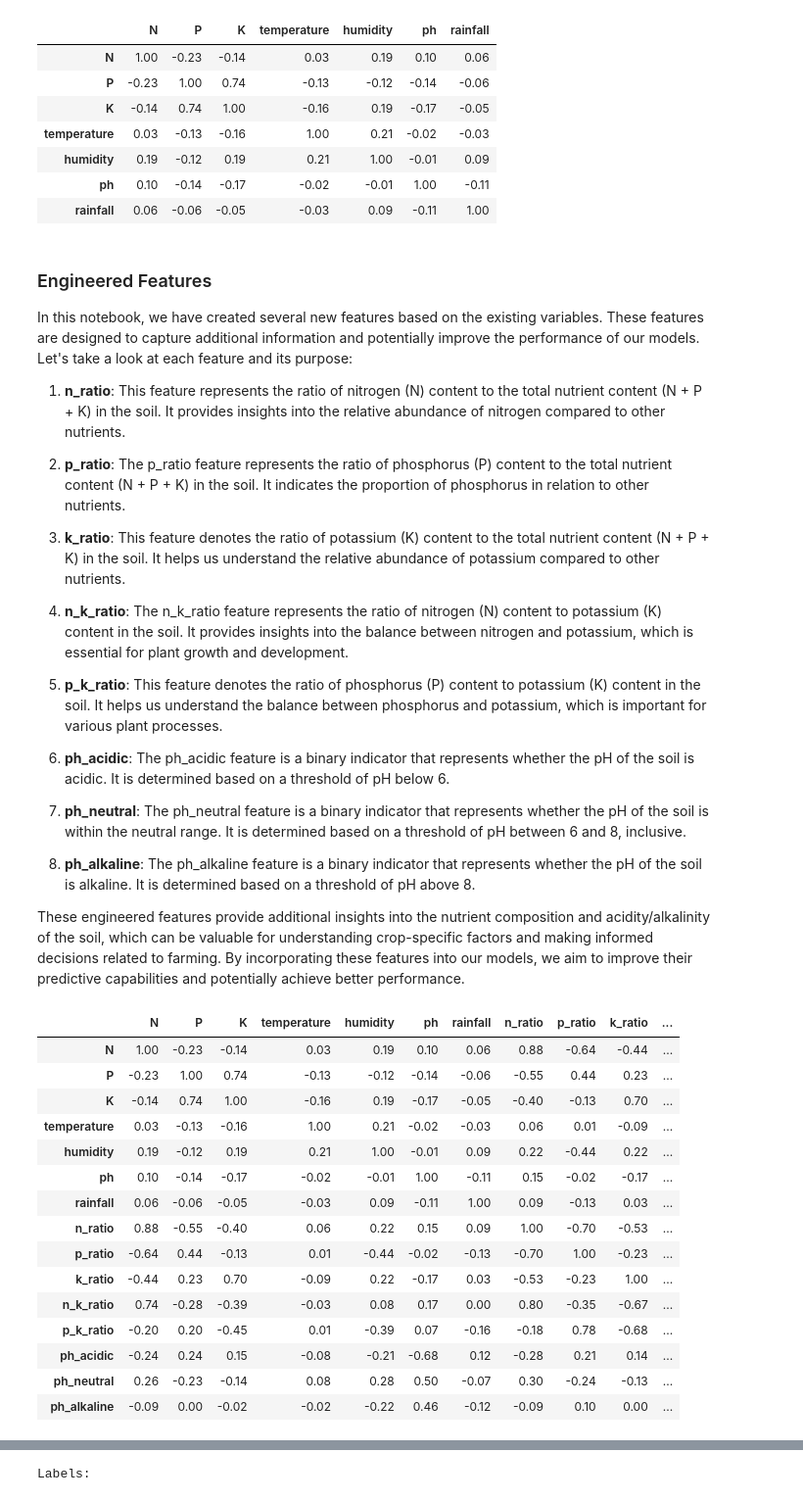
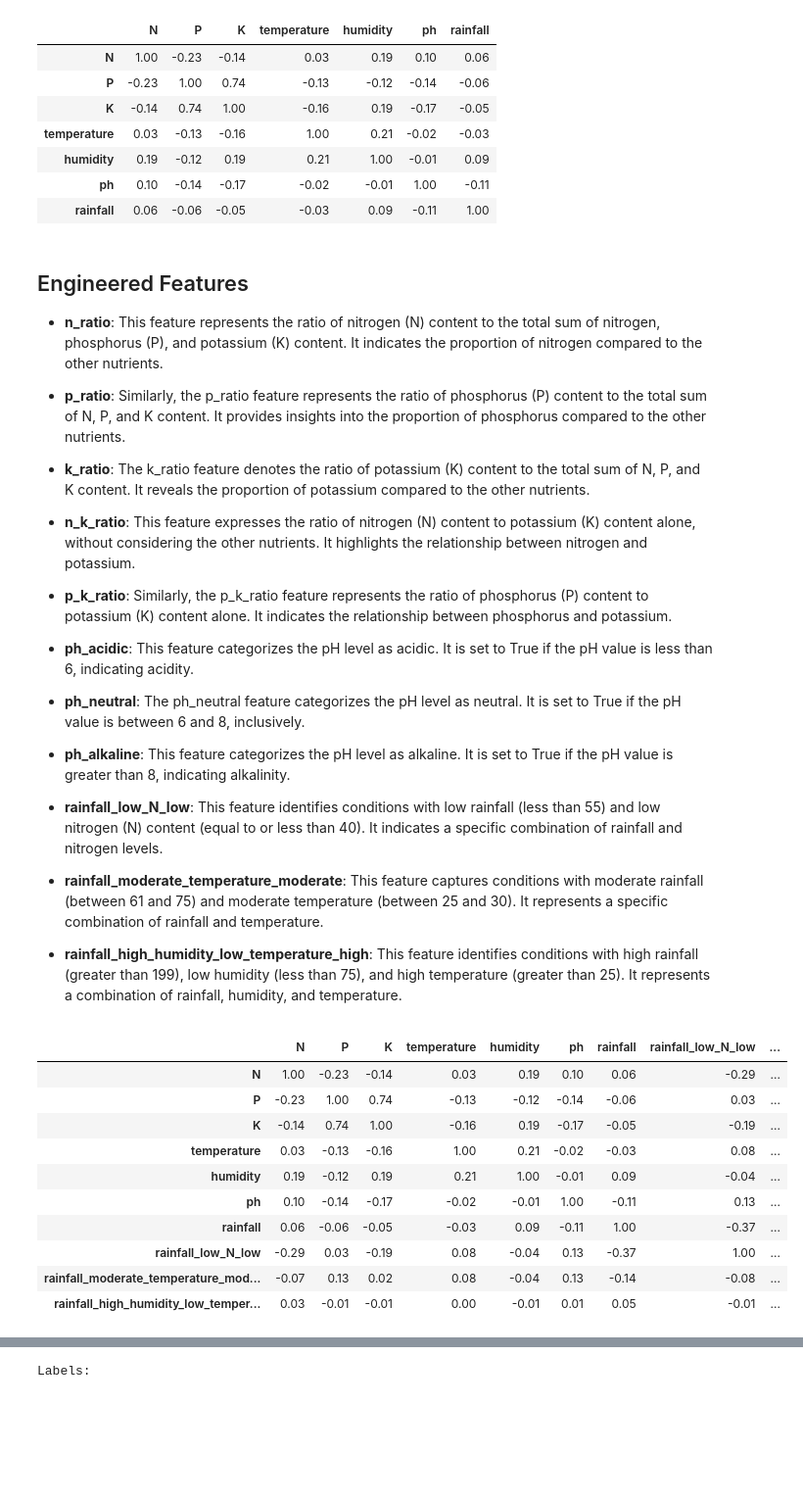
Before and after one commit to typekev/kaggle-crop-recommendation, a Jupyter notebook: crop-recommendation.ipynb, the cells around one changed output, grey strips where cells are left out. Shown at 98% size. Cells and saved outputs as stored; diff of their text form; code cells hidden in the pictures; blank space fills up the shorter version.

```diff
--- a/crop-recommendation.ipynb
+++ b/crop-recommendation.ipynb
@@ -72,62 +136,57 @@ corr.style.background_gradient(cmap="coolwarm", axis=None).format(precision=2)
 | ph | 0.10 | -0.14 | -0.17 | -0.02 | -0.01 | 1.00 | -0.11 |
 | rainfall | 0.06 | -0.06 | -0.05 | -0.03 | 0.09 | -0.11 | 1.00 |
 # %% [markdown]
-### Engineered Features
+## Engineered Features
 
-In this notebook, we have created several new features based on the existing variables. These features are designed to capture additional information and potentially improve the performance of our models. Let's take a look at each feature and its purpose:
+- **n_ratio**: This feature represents the ratio of nitrogen (N) content to the total sum of nitrogen, phosphorus (P), and potassium (K) content. It indicates the proportion of nitrogen compared to the other nutrients.
 
-1. **n_ratio**: This feature represents the ratio of nitrogen (N) content to the total nutrient content (N + P + K) in the soil. It provides insights into the relative abundance of nitrogen compared to other nutrients.
+- **p_ratio**: Similarly, the p_ratio feature represents the ratio of phosphorus (P) content to the total sum of N, P, and K content. It provides insights into the proportion of phosphorus compared to the other nutrients.
 
-2. **p_ratio**: The p_ratio feature represents the ratio of phosphorus (P) content to the total nutrient content (N + P + K) in the soil. It indicates the proportion of phosphorus in relation to other nutrients.
+- **k_ratio**: The k_ratio feature denotes the ratio of potassium (K) content to the total sum of N, P, and K content. It reveals the proportion of potassium compared to the other nutrients.
 
-3. **k_ratio**: This feature denotes the ratio of potassium (K) content to the total nutrient content (N + P + K) in the soil. It helps us understand the relative abundance of potassium compared to other nutrients.
+- **n_k_ratio**: This feature expresses the ratio of nitrogen (N) content to potassium (K) content alone, without considering the other nutrients. It highlights the relationship between nitrogen and potassium.
 
-4. **n_k_ratio**: The n_k_ratio feature represents the ratio of nitrogen (N) content to potassium (K) content in the soil. It provides insights into the balance between nitrogen and potassium, which is essential for plant growth and development.
+- **p_k_ratio**: Similarly, the p_k_ratio feature represents the ratio of phosphorus (P) content to potassium (K) content alone. It indicates the relationship between phosphorus and potassium.
 
-5. **p_k_ratio**: This feature denotes the ratio of phosphorus (P) content to potassium (K) content in the soil. It helps us understand the balance between phosphorus and potassium, which is important for various plant processes.
+- **ph_acidic**: This feature categorizes the pH level as acidic. It is set to True if the pH value is less than 6, indicating acidity.
 
-6. **ph_acidic**: The ph_acidic feature is a binary indicator that represents whether the pH of the soil is acidic. It is determined based on a threshold of pH below 6.
+- **ph_neutral**: The ph_neutral feature categorizes the pH level as neutral. It is set to True if the pH value is between 6 and 8, inclusively.
 
-7. **ph_neutral**: The ph_neutral feature is a binary indicator that represents whether the pH of the soil is within the neutral range. It is determined based on a threshold of pH between 6 and 8, inclusive.
+- **ph_alkaline**: This feature categorizes the pH level as alkaline. It is set to True if the pH value is greater than 8, indicating alkalinity.
 
-8. **ph_alkaline**: The ph_alkaline feature is a binary indicator that represents whether the pH of the soil is alkaline. It is determined based on a threshold of pH above 8.
+- **rainfall_low_N_low**: This feature identifies conditions with low rainfall (less than 55) and low nitrogen (N) content (equal to or less than 40). It indicates a specific combination of rainfall and nitrogen levels.
 
-These engineered features provide additional insights into the nutrient composition and acidity/alkalinity of the soil, which can be valuable for understanding crop-specific factors and making informed decisions related to farming. By incorporating these features into our models, we aim to improve their predictive capabilities and potentially achieve better performance.
+- **rainfall_moderate_temperature_moderate**: This feature captures conditions with moderate rainfall (between 61 and 75) and moderate temperature (between 25 and 30). It represents a specific combination of rainfall and temperature.
+
+- **rainfall_high_humidity_low_temperature_high**: This feature identifies conditions with high rainfall (greater than 199), low humidity (less than 75), and high temperature (greater than 25). It represents a combination of rainfall, humidity, and temperature.
 # %%
-X["n_ratio"] = X["N"] / (X["N"] + X["P"] + X["K"])
-X["p_ratio"] = X["P"] / (X["N"] + X["P"] + X["K"])
-X["k_ratio"] = X["K"] / (X["N"] + X["P"] + X["K"])
-X["n_k_ratio"] = X["N"] / X["K"]
-X["p_k_ratio"] = X["P"] / X["K"]
-X["ph_acidic"] = X["ph"] < 6
-X["ph_neutral"] = (X["ph"] >= 6) & (X["ph"] <= 8)
-X["ph_alkaline"] = X["ph"] > 8
-# X["temperature_low"] = X["temperature"] < 25
-# X["temperature_high"] = X["temperature"] >= 25
-# X["rainfall_low"] = X["rainfall"] < 95
-# X["rainfall_high"] = (X["rainfall"] >= 95) & (X["rainfall"] < 147)
-# X["rainfall_very_high"] = X["rainfall"] >= 147
+# X["n_ratio"] = X["N"] / (X["N"] + X["P"] + X["K"])
+# X["p_ratio"] = X["P"] / (X["N"] + X["P"] + X["K"])
+# X["k_ratio"] = X["K"] / (X["N"] + X["P"] + X["K"])
+# X["n_k_ratio"] = X["N"] / X["K"]
+# X["p_k_ratio"] = X["P"] / X["K"]
+# X["ph_acidic"] = X["ph"] < 6
+# X["ph_neutral"] = (X["ph"] >= 6) & (X["ph"] <= 8)
+# X["ph_alkaline"] = X["ph"] > 8
+X["rainfall_low_N_low"] = (X["rainfall"] < 55) & (X["N"] <= 40)
+X["rainfall_moderate_temperature_moderate"] = (X["rainfall"] > 61) & (X["rainfall"] < 75) & (X["temperature"] > 25) & (X["temperature"] < 30)
+X["rainfall_high_humidity_low_temperature_high"] = (X["rainfall"] > 199) & (X["humidity"] < 75) & (X["temperature"] > 25)
 X = X.astype(float)
 
 corr = X.corr()
 corr.style.background_gradient(cmap="coolwarm", axis=None).format(precision=2)
 # %% [output]
-|  | N | P | K | temperature | humidity | ph | rainfall | n_ratio | p_ratio | k_ratio | ... |
-| N | 1.00 | -0.23 | -0.14 | 0.03 | 0.19 | 0.10 | 0.06 | 0.88 | -0.64 | -0.44 | ... |
-| P | -0.23 | 1.00 | 0.74 | -0.13 | -0.12 | -0.14 | -0.06 | -0.55 | 0.44 | 0.23 | ... |
-| K | -0.14 | 0.74 | 1.00 | -0.16 | 0.19 | -0.17 | -0.05 | -0.40 | -0.13 | 0.70 | ... |
-| temperature | 0.03 | -0.13 | -0.16 | 1.00 | 0.21 | -0.02 | -0.03 | 0.06 | 0.01 | -0.09 | ... |
-| humidity | 0.19 | -0.12 | 0.19 | 0.21 | 1.00 | -0.01 | 0.09 | 0.22 | -0.44 | 0.22 | ... |
-| ph | 0.10 | -0.14 | -0.17 | -0.02 | -0.01 | 1.00 | -0.11 | 0.15 | -0.02 | -0.17 | ... |
-| rainfall | 0.06 | -0.06 | -0.05 | -0.03 | 0.09 | -0.11 | 1.00 | 0.09 | -0.13 | 0.03 | ... |
-| n_ratio | 0.88 | -0.55 | -0.40 | 0.06 | 0.22 | 0.15 | 0.09 | 1.00 | -0.70 | -0.53 | ... |
-| p_ratio | -0.64 | 0.44 | -0.13 | 0.01 | -0.44 | -0.02 | -0.13 | -0.70 | 1.00 | -0.23 | ... |
-| k_ratio | -0.44 | 0.23 | 0.70 | -0.09 | 0.22 | -0.17 | 0.03 | -0.53 | -0.23 | 1.00 | ... |
-| n_k_ratio | 0.74 | -0.28 | -0.39 | -0.03 | 0.08 | 0.17 | 0.00 | 0.80 | -0.35 | -0.67 | ... |
-| p_k_ratio | -0.20 | 0.20 | -0.45 | 0.01 | -0.39 | 0.07 | -0.16 | -0.18 | 0.78 | -0.68 | ... |
-| ph_acidic | -0.24 | 0.24 | 0.15 | -0.08 | -0.21 | -0.68 | 0.12 | -0.28 | 0.21 | 0.14 | ... |
-| ph_neutral | 0.26 | -0.23 | -0.14 | 0.08 | 0.28 | 0.50 | -0.07 | 0.30 | -0.24 | -0.13 | ... |
-| ph_alkaline | -0.09 | 0.00 | -0.02 | -0.02 | -0.22 | 0.46 | -0.12 | -0.09 | 0.10 | 0.00 | ... |
+|  | N | P | K | temperature | humidity | ph | rainfall | rainfall_low_N_low | ... |
+| N | 1.00 | -0.23 | -0.14 | 0.03 | 0.19 | 0.10 | 0.06 | -0.29 | ... |
+| P | -0.23 | 1.00 | 0.74 | -0.13 | -0.12 | -0.14 | -0.06 | 0.03 | ... |
+| K | -0.14 | 0.74 | 1.00 | -0.16 | 0.19 | -0.17 | -0.05 | -0.19 | ... |
+| temperature | 0.03 | -0.13 | -0.16 | 1.00 | 0.21 | -0.02 | -0.03 | 0.08 | ... |
+| humidity | 0.19 | -0.12 | 0.19 | 0.21 | 1.00 | -0.01 | 0.09 | -0.04 | ... |
+| ph | 0.10 | -0.14 | -0.17 | -0.02 | -0.01 | 1.00 | -0.11 | 0.13 | ... |
+| rainfall | 0.06 | -0.06 | -0.05 | -0.03 | 0.09 | -0.11 | 1.00 | -0.37 | ... |
+| rainfall_low_N_low | -0.29 | 0.03 | -0.19 | 0.08 | -0.04 | 0.13 | -0.37 | 1.00 | ... |
+| rainfall_moderate_temperature_mod... | -0.07 | 0.13 | 0.02 | 0.08 | -0.04 | 0.13 | -0.14 | -0.08 | ... |
+| rainfall_high_humidity_low_temper... | 0.03 | -0.01 | -0.01 | 0.00 | -0.01 | 0.01 | 0.05 | -0.01 | ... |
 # %%
 print("Features:")
 X.head()
```
Also changed, not shown: parts of 16 cells of this notebook, 1 other file.
